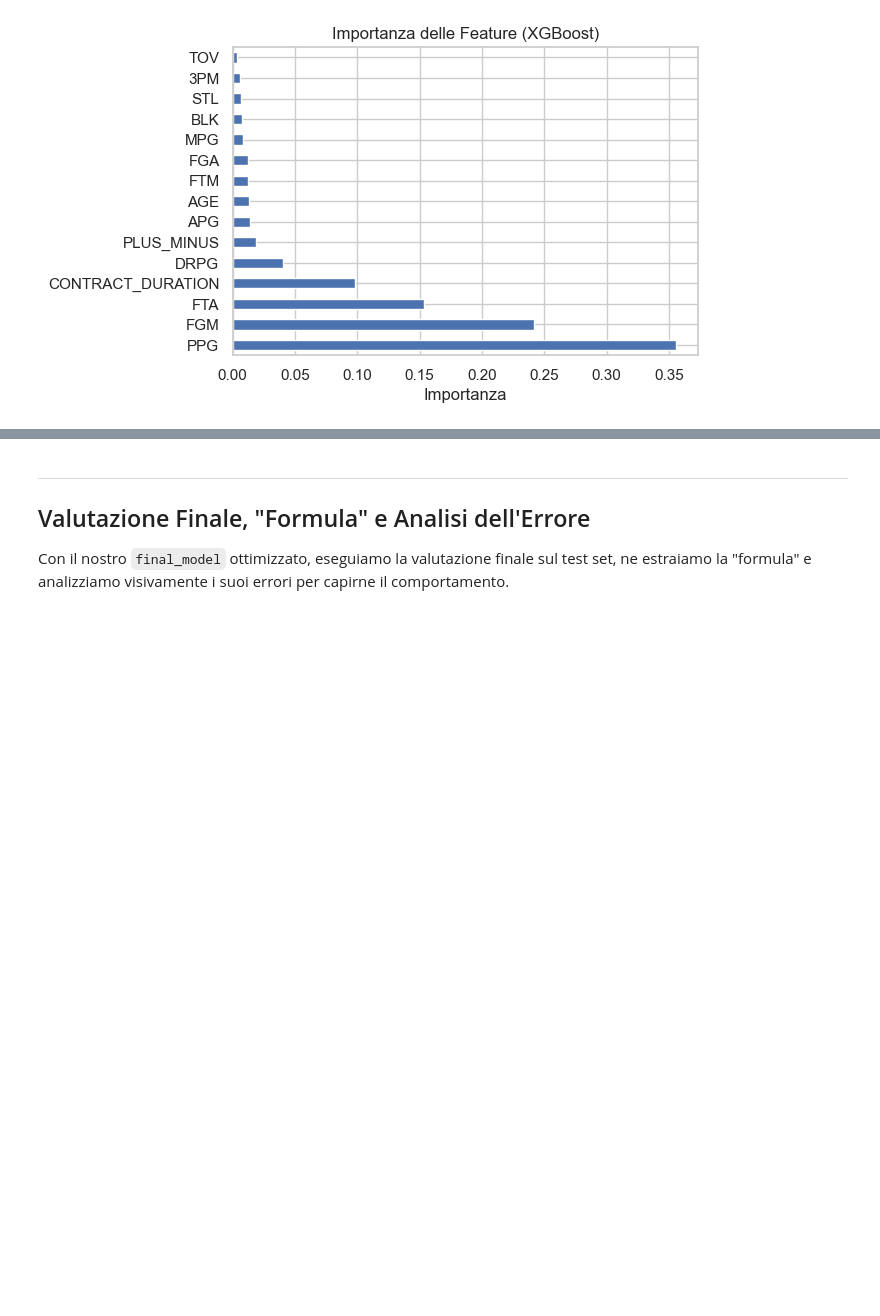
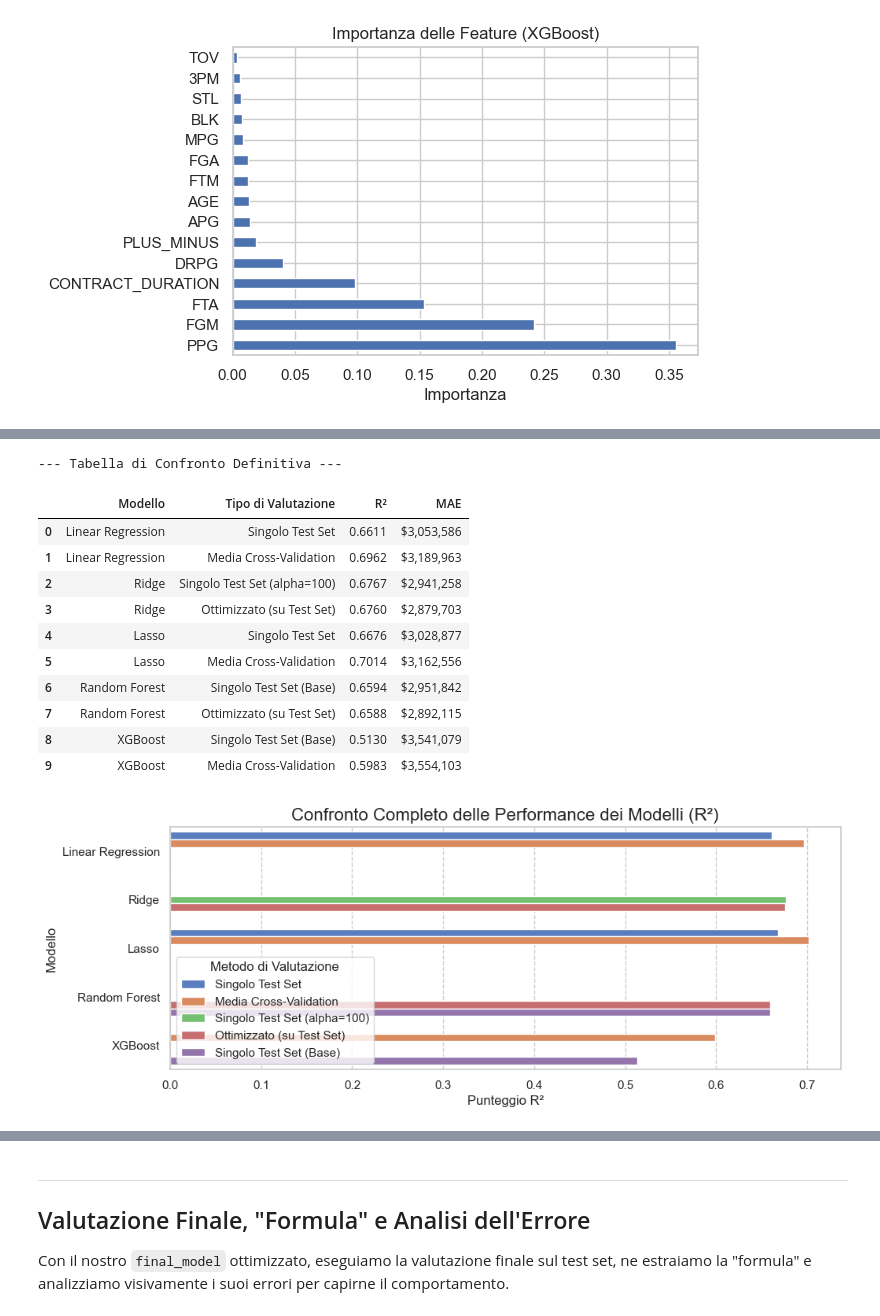
Before and after one commit to alessiobifulco/NBA-Salary-Prediction, a Jupyter notebook: notebook/project.ipynb, the cells around one changed output, grey strips where cells are left out. Saved outputs shown, nothing was run; the diff lists cells and outputs as text; code cells hidden in the pictures; blank space fills up the shorter version.

```diff
--- a/notebook/project.ipynb
+++ b/notebook/project.ipynb
@@ -695,0 +819,17 @@ Confermiamo che la relazione tra le statistiche di un giocatore e il suo stipend
+# %%
+print("Avvio della Cross-Validation per XGBoost...")
+cv_results_xgb = cross_validate(
+    pipe_xgb,
+    X,
+    y,
+    cv=5,
+    scoring=('r2', 'neg_mean_absolute_error')
+)
+print("...Cross-Validation completata.")
+
+mean_r2_xgb = cv_results_xgb['test_r2'].mean()
+mean_mae_xgb = -cv_results_xgb['test_neg_mean_absolute_error'].mean()
+
+print("\n--- Risultati Medi della Cross-Validation (XGBoost) ---")
+print(f"R² Medio: {mean_r2_xgb:.4f}")
+print(f"MAE Medio: ${mean_mae_xgb:,.0f}")
@@ -695,0 +850,44 @@ Confermiamo che la relazione tra le statistiche di un giocatore e il suo stipend
+# %%
+comparison_data = [
+    {'Modello': 'Linear Regression', 'Tipo di Valutazione': 'Singolo Test Set', 'R²': r2_lr, 'MAE': mae_lr},
+    {'Modello': 'Linear Regression', 'Tipo di Valutazione': 'Media Cross-Validation', 'R²': mean_r2_lr, 'MAE': mean_mae_lr},
+
+    {'Modello': 'Ridge', 'Tipo di Valutazione': 'Singolo Test Set (alpha=100)', 'R²': r2_ridge, 'MAE': mae_ridge},
+    {'Modello': 'Ridge', 'Tipo di Valutazione': 'Ottimizzato (su Test Set)', 'R²': r2_final_ridge, 'MAE': mae_final_ridge},
+
+    {'Modello': 'Lasso', 'Tipo di Valutazione': 'Singolo Test Set', 'R²': r2_lasso, 'MAE': mae_lasso},
+    {'Modello': 'Lasso', 'Tipo di Valutazione': 'Media Cross-Validation', 'R²': mean_r2_lasso, 'MAE': mean_mae_lasso},
+
+    {'Modello': 'Random Forest', 'Tipo di Valutazione': 'Singolo Test Set (Base)', 'R²': r2_rf, 'MAE': mae_rf},
+    {'Modello': 'Random Forest', 'Tipo di Valutazione': 'Ottimizzato (su Test Set)', 'R²': r2_final_rf, 'MAE': mae_final_rf},
+
+    {'Modello': 'XGBoost', 'Tipo di Valutazione': 'Singolo Test Set (Base)', 'R²': r2_xgb, 'MAE': mae_xgb},
+    {'Modello': 'XGBoost', 'Tipo di Valutazione': 'Media Cross-Validation', 'R²': mean_r2_xgb, 'MAE': mean_mae_xgb},
+]
+
+final_comparison_df = pd.DataFrame(comparison_data)
+
+print("--- Tabella di Confronto Definitiva ---")
+display(final_comparison_df.style.format({'R²': '{:.4f}', 'MAE': '${:,.0f}'}).background_gradient(subset=['R²'], cmap='viridis'))
+
+plt.figure(figsize=(11, 4))
+sns.barplot(data=final_comparison_df, x='R²', y='Modello', hue='Tipo di Valutazione', palette='muted')
+plt.title('Confronto Completo delle Performance dei Modelli (R²)', fontsize=16)
+plt.xlabel('Punteggio R²')
+plt.legend(title='Metodo di Valutazione')
+plt.grid(axis='x', linestyle='--')
+plt.show()
+# %% [output]
+--- Tabella di Confronto Definitiva ---
+|  | Modello | Tipo di Valutazione | R² | MAE |
+| 0 | Linear Regression | Singolo Test Set | 0.6611 | $3,053,586 |
+| 1 | Linear Regression | Media Cross-Validation | 0.6962 | $3,189,963 |
+| 2 | Ridge | Singolo Test Set (alpha=100) | 0.6767 | $2,941,258 |
+| 3 | Ridge | Ottimizzato (su Test Set) | 0.6760 | $2,879,703 |
+| 4 | Lasso | Singolo Test Set | 0.6676 | $3,028,877 |
+| 5 | Lasso | Media Cross-Validation | 0.7014 | $3,162,556 |
+| 6 | Random Forest | Singolo Test Set (Base) | 0.6594 | $2,951,842 |
+| 7 | Random Forest | Ottimizzato (su Test Set) | 0.6588 | $2,892,115 |
+| 8 | XGBoost | Singolo Test Set (Base) | 0.5130 | $3,541,079 |
+| 9 | XGBoost | Media Cross-Validation | 0.5983 | $3,554,103 |
+[figure, added]
```
Also changed, not shown: parts of 31 cells of this notebook.
